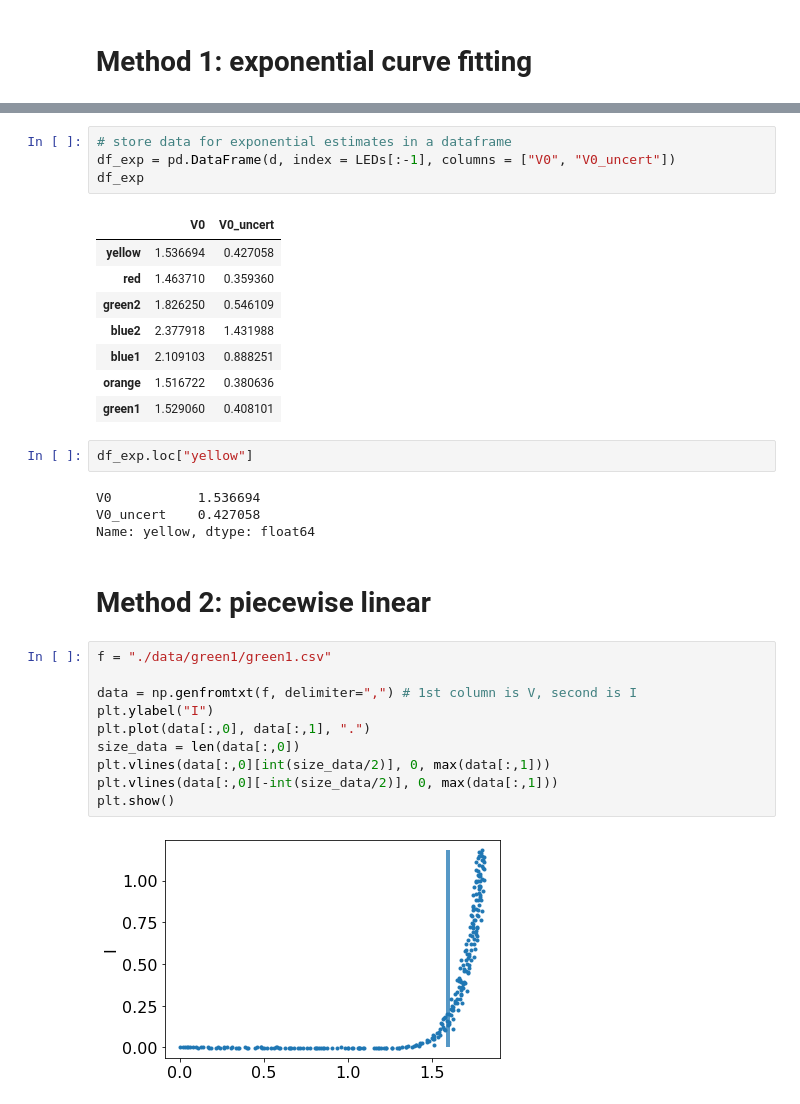
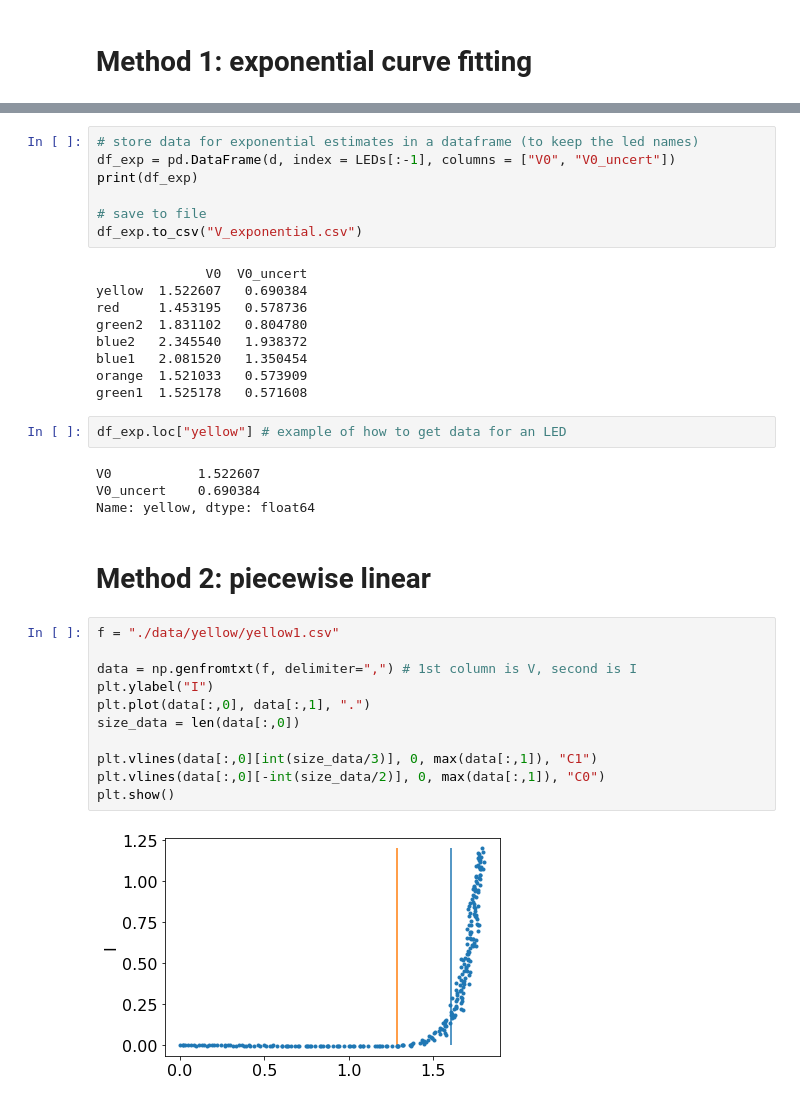
Before and after one commit to jblipper/339-lab3, a Jupyter notebook: extract_turn_on_voltage.ipynb, the cells around one changed output, grey strips where cells are left out. Drawn from its saved outputs; the diff is of its cells as text.

```diff
--- a/extract_turn_on_voltage.ipynb
+++ b/extract_turn_on_voltage.ipynb
@@ -150,33 +146,37 @@ print(LEDs[:-1])
 # %%
-# store data for exponential estimates in a dataframe
+# store data for exponential estimates in a dataframe (to keep the led names)
 df_exp = pd.DataFrame(d, index = LEDs[:-1], columns = ["V0", "V0_uncert"])
-df_exp
+print(df_exp)
+
+# save to file
+df_exp.to_csv("V_exponential.csv")
 # %% [output]
-|  | V0 | V0_uncert |
-| yellow | 1.536694 | 0.427058 |
-| red | 1.463710 | 0.359360 |
-| green2 | 1.826250 | 0.546109 |
-| blue2 | 2.377918 | 1.431988 |
-| blue1 | 2.109103 | 0.888251 |
-| orange | 1.516722 | 0.380636 |
-| green1 | 1.529060 | 0.408101 |
+              V0  V0_uncert
+yellow  1.522607   0.690384
+red     1.453195   0.578736
+green2  1.831102   0.804780
+blue2   2.345540   1.938372
+blue1   2.081520   1.350454
+orange  1.521033   0.573909
+green1  1.525178   0.571608
-# %%
-df_exp.loc["yellow"]
-# %% [output]
-V0           1.536694
-V0_uncert    0.427058
-Name: yellow, dtype: float64
+# %%
+df_exp.loc["yellow"] # example of how to get data for an LED
+# %% [output]
+V0           1.522607
+V0_uncert    0.690384
+Name: yellow, dtype: float64
 # %% [markdown]
 # Method 2: piecewise linear
 # %%
-f = "./data/green1/green1.csv"
+f = "./data/yellow/yellow1.csv"
 
 data = np.genfromtxt(f, delimiter=",") # 1st column is V, second is I
 plt.ylabel("I")
 plt.plot(data[:,0], data[:,1], ".")
 size_data = len(data[:,0])
-plt.vlines(data[:,0][int(size_data/2)], 0, max(data[:,1]))
-plt.vlines(data[:,0][-int(size_data/2)], 0, max(data[:,1]))
+
+plt.vlines(data[:,0][int(size_data/3)], 0, max(data[:,1]), "C1")
+plt.vlines(data[:,0][-int(size_data/2)], 0, max(data[:,1]), "C0")
 plt.show()
 # %% [output]
-[figure, old version]
+[figure, new version]
```
Also changed, not shown: parts of 9 cells of this notebook, 1 other file.
